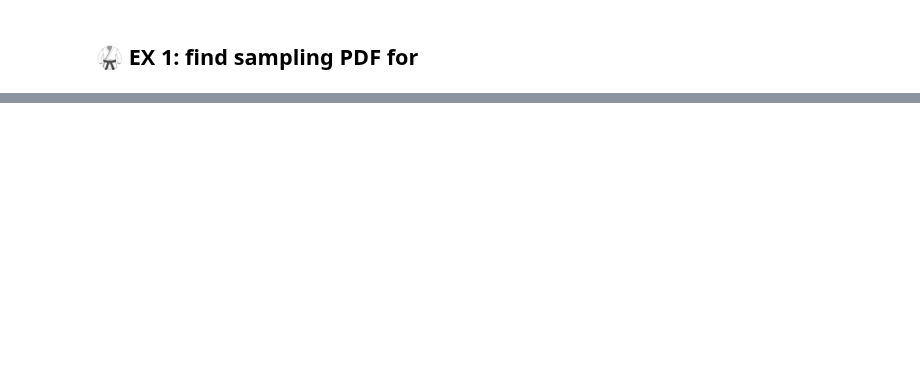
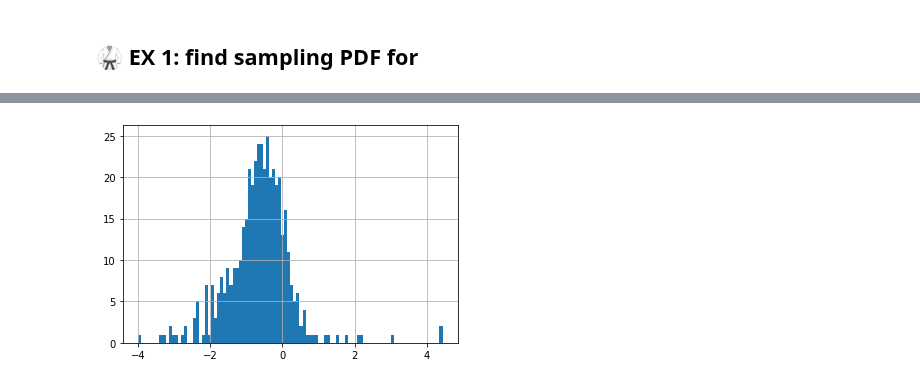
Before and after one commit to nepslor/teaching, a Jupyter notebook: TimeSeriesForecasting/decision_under_uncertainty.ipynb, the cells around one changed output, grey strips where cells are left out. Saved outputs shown, nothing was run; the diff lists cells and outputs as text; code cells hidden in the pictures; blank space fills up the shorter version.

```diff
--- a/TimeSeriesForecasting/decision_under_uncertainty.ipynb
+++ b/TimeSeriesForecasting/decision_under_uncertainty.ipynb
@@ -156,5 +156,9 @@ es_pdf = residuals_hp_on
 # %%
 d_data = data.resample('1d').mean()
 filt = ~d_data['nwp_temperature'].isna()
-(d_data.loc[filt]['T'] -d_data.loc[filt]['nwp_temperature']).hist(bins=100)
+T_pdf = d_data.loc[filt]['T'] -d_data.loc[filt]['nwp_temperature']
+T_pdf.name = 'T_nwp'
+T_pdf.hist(bins=100)
 plt.show()
+# %% [output]
+[figure, added]
```
Also changed, not shown: parts of 10 cells of this notebook.
